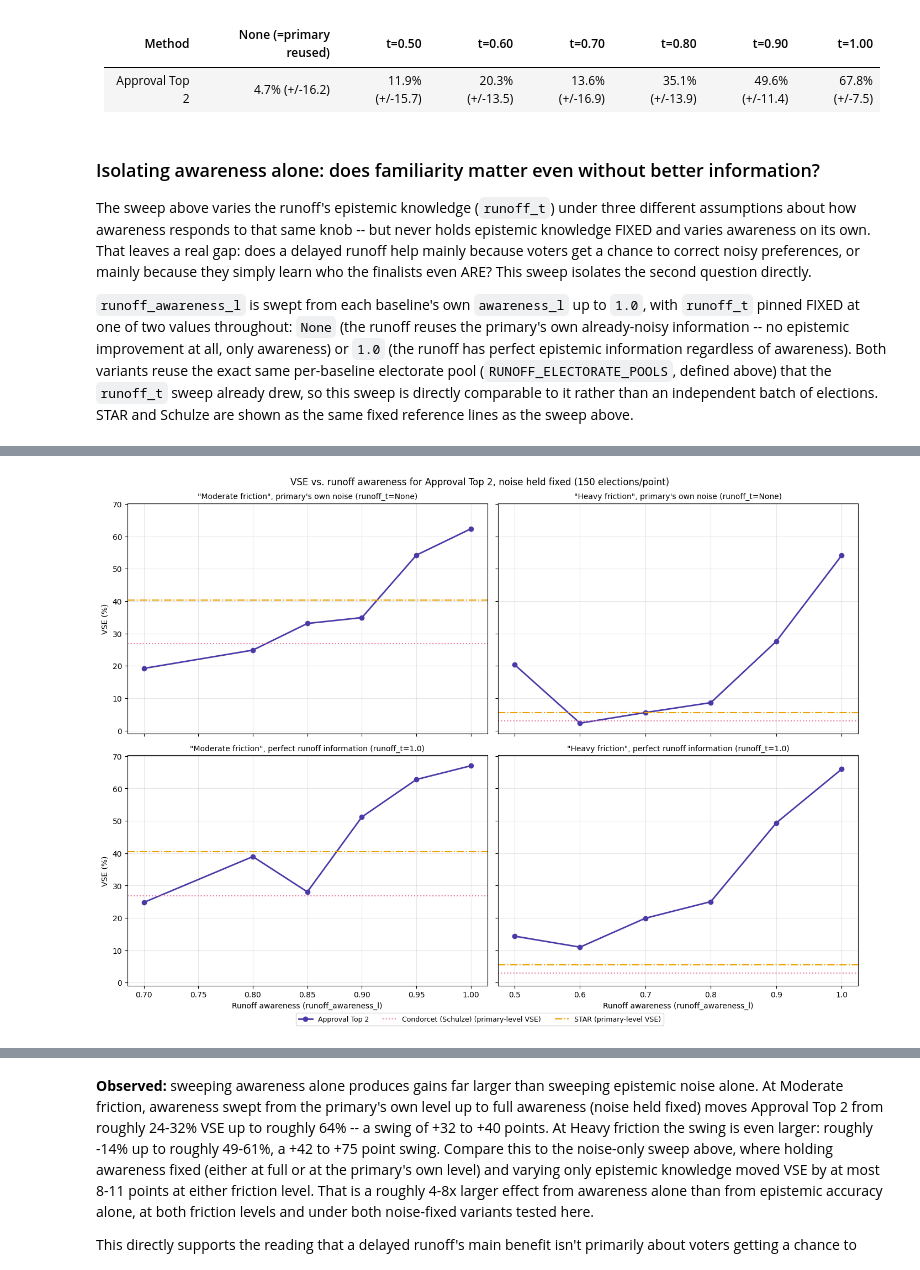
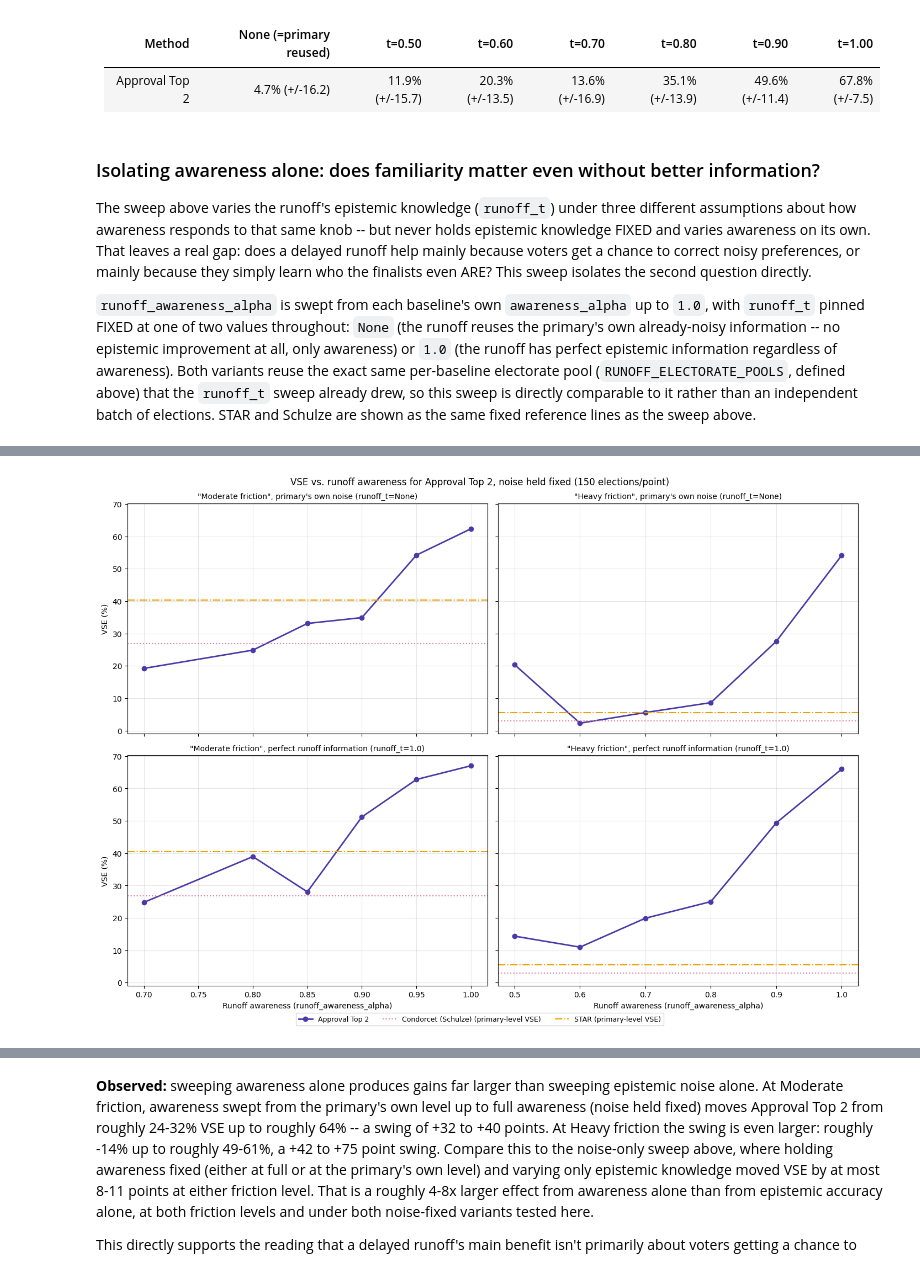
Before and after one commit to eigentaylor/eigentaylor.github.io, a Jupyter notebook: assets/jupyter/vse_simulation.ipynb, the cells around one changed output, grey strips where cells are left out. Cells and saved outputs as stored; diff of their text form; code cells hidden in the pictures.

```diff
--- a/assets/jupyter/vse_simulation.ipynb
+++ b/assets/jupyter/vse_simulation.ipynb
@@ -2935,7 +2935,7 @@ being proposed (e.g. St. Louis), the more relevant question is how far behind --
 # %%
 for sweep_param, param_title in [
     ("epistemic_t", "Epistemic noise (EPISTEMIC_T)"),
-    ("awareness_l", "Unfamiliarity (AWARENESS_L)"),
+    ("awareness_alpha", "Unfamiliarity (AWARENESS_ALPHA)"),
     ("fatigue_l", "Ballot fatigue (FATIGUE_L)"),
 ]:
     display(Markdown(f"#### {param_title} (baseline: Approval Top 2)"))
@@ -2960,7 +2960,7 @@ per method, per sweep parameter.
 # %%
 for sweep_param, param_title in [
     ("epistemic_t", "Epistemic noise (EPISTEMIC_T)"),
-    ("awareness_l", "Unfamiliarity (AWARENESS_L)"),
+    ("awareness_alpha", "Unfamiliarity (AWARENESS_ALPHA)"),
     ("fatigue_l", "Ballot fatigue (FATIGUE_L)"),
 ]:
     display(Markdown(f"#### {param_title}: raw Condorcet efficiency"))
@@ -3422,9 +3422,9 @@ len(runoff_t_values)`).
 # %%
 def sweep_runoff_t(method_factories, runoff_t_values, primary_params, niter, awareness_modes,
                     electorates=None):
-    """method_factories: {label: factory(runoff_t, runoff_awareness_l) -> fresh method instance}.
-    primary_params: epistemic_t/awareness_l/fatigue_l held FIXED for the primary. awareness_modes:
-    {mode_name: (rt -> runoff_awareness_l)} -- ALL modes evaluated together, sharing the SAME
+    """method_factories: {label: factory(runoff_t, runoff_awareness_alpha) -> fresh method instance}.
+    primary_params: epistemic_t/awareness_alpha/fatigue_l held FIXED for the primary. awareness_modes:
+    {mode_name: (rt -> runoff_awareness_alpha)} -- ALL modes evaluated together, sharing the SAME
     primary electorate per election, rather than each mode drawing its own independent batch.
     This extends the paired-comparison (common-random-numbers) design already used for
     methods/runoff_t to the awareness-mode axis too: the 3 awareness modes for a given baseline
@@ -3440,7 +3440,7 @@ def sweep_runoff_t(method_factories, runoff_t_values, primary_params, niter, awa
     Returns {mode_name: {runoff_t: {(label, chooser): (mean, ci)}}}.
     """
     epistemic_t = primary_params.get("epistemic_t", 1.0)
-    awareness_l = primary_params.get("awareness_l", 1.0)
+    awareness_alpha = primary_params.get("awareness_alpha", 1.0)
     fatigue_l = primary_params.get("fatigue_l", 1.0)
     summary = {mode_name: {rt: defaultdict(lambda: [0, 0.0, 0.0]) for rt in runoff_t_values}
                for mode_name in awareness_modes}
@@ -3448,7 +3448,7 @@ def sweep_runoff_t(method_factories, runoff_t_values, primary_params, niter, awa
         true_electorate = electorates[i] if electorates is not None else MODEL(NVOT, NCAND)
         perceived_electorate = make_perceived_electorate(true_electorate, epistemic_t)
         ballot_electorate, _ = apply_participation_friction(
-            perceived_electorate, true_electorate, awareness_l, fatigue_l
+            perceived_electorate, true_electorate, awareness_alpha, fatigue_l
         )  # this sweep's methods (Top2 variants) never feed Irv, so discard genuine_sets
         for mode_name, awareness_for_rt in awareness_modes.items():
             for label, factory in method_factories.items():
@@ -3472,9 +3472,9 @@ RUNOFF_BASELINE_NAMES = ["Moderate friction", "Heavy friction"]  # reuse JOINT_S
 RUNOFF_T_VALUES_BY_BASELINE = {
     # None (leftmost) reuses the primary's own epistemic-noise level for the runoff -- the same
     # runoff_t=None every other section uses (e.g. the plain "Approval Top 2" row in Section
-    # 16's joint-scenario chart) -- but follows the SAME runoff_awareness_l logic as every other
+    # 16's joint-scenario chart) -- but follows the SAME runoff_awareness_alpha logic as every other
     # point on the sweep, not a special case: friction-free (full awareness) under "resets";
-    # falls back to the primary's own awareness_l under "carries over" AND "moves with runoff_t"
+    # falls back to the primary's own awareness_alpha under "carries over" AND "moves with runoff_t"
     # (the latter has no numeric runoff_t yet to move with). So the gap between the first two
     # points isolates how much of the recovery comes just from having ANY dedicated runoff step
     # at all, before knowledge/awareness improve further; the rest of the line isolates the
@@ -3483,19 +3483,19 @@ RUNOFF_T_VALUES_BY_BASELINE = {
     "Heavy friction": [None, 0.5, 0.6, 0.7, 0.8, 0.9, 1.0],
 }
 RUNOFF_METHOD_FACTORIES = {
-    "Approval Top 2": lambda rt, aw: ApprovalTop2(runoff_t=rt, runoff_awareness_l=aw),
+    "Approval Top 2": lambda rt, aw: ApprovalTop2(runoff_t=rt, runoff_awareness_alpha=aw),
 }
 # Fatigue is always pinned at 1.0 for the runoff (low-controversy: 2 candidates isn't a long
 # ballot to get fatigued by). Awareness is the real, contestable assumption -- run it three
 # ways rather than asserting one, so the sensitivity of the whole story to this one modeling
-# choice is visible rather than hidden. Each mode is a function of (rt, primary_awareness_l) so
+# choice is visible rather than hidden. Each mode is a function of (rt, primary_awareness_alpha) so
 # awareness can be pinned, held at the primary's own level, or move together with runoff_t.
 RUNOFF_AWARENESS_MODES = {
     "Awareness resets to 1.0": lambda rt, primary_aw: 1.0,
     "Awareness carries over from primary": lambda rt, primary_aw: primary_aw,
     # rt=None has no numeric runoff_t to move WITH -- "no separate runoff step happened yet" is
     # naturally primary_aw here (continuous with the primary, not a jump to full awareness),
-    # now that the fix below makes runoff_awareness_l actually take effect at rt=None too.
+    # now that the fix below makes runoff_awareness_alpha actually take effect at rt=None too.
     "Awareness moves with runoff_t": lambda rt, primary_aw: (primary_aw if rt is None else rt),
 }
 
@@ -3511,7 +3511,7 @@ RUNOFF_ELECTORATE_POOLS = {
 runoff_sweep_results = {}  # {baseline: {mode_name: {runoff_t: {(label, chooser): (mean, ci)}}}}
 for _baseline in RUNOFF_BASELINE_NAMES:
     _primary_params = JOINT_SCENARIOS[_baseline]
-    _primary_aw = _primary_params["awareness_l"]
+    _primary_aw = _primary_params["awareness_alpha"]
     _awareness_fns = {
         mode_name: (lambda rt, _fn=fn: _fn(rt, _primary_aw))
         for mode_name, fn in RUNOFF_AWARENESS_MODES.items()
@@ -3617,7 +3617,7 @@ knowledge FIXED and varies awareness on its own. That leaves a real gap: does a
 help mainly because voters get a chance to correct noisy preferences, or mainly because they
 simply learn who the finalists even ARE? This sweep isolates the second question directly.
 
-`runoff_awareness_l` is swept from each baseline's own `awareness_l` up to `1.0`, with
+`runoff_awareness_alpha` is swept from each baseline's own `awareness_alpha` up to `1.0`, with
 `runoff_t` pinned FIXED at one of two values throughout: `None` (the runoff reuses the primary's
 own already-noisy information -- no epistemic improvement at all, only awareness) or `1.0` (the
 runoff has perfect epistemic information regardless of awareness). Both variants reuse the exact
@@ -3625,30 +3625,30 @@ same per-baseline electorate pool (`RUNOFF_ELECTORATE_POOLS`, defined above) tha
 sweep already drew, so this sweep is directly comparable to it rather than an independent batch
 of elections. STAR and Schulze are shown as the same fixed reference lines as the sweep above.
 # %%
-def sweep_runoff_awareness(method_factories, awareness_l_values, primary_params, niter,
+def sweep_runoff_awareness(method_factories, awareness_alpha_values, primary_params, niter,
                             runoff_t_fixed, electorates=None):
     """Like sweep_runoff_t, but holds runoff_t FIXED at runoff_t_fixed for every point and
-    sweeps runoff_awareness_l instead -- isolates the awareness axis alone, holding the runoff's
+    sweeps runoff_awareness_alpha instead -- isolates the awareness axis alone, holding the runoff's
     own epistemic-noise level constant throughout. runoff_t_fixed=None reuses the primary's own
     (possibly noisy) epistemic level for the runoff; runoff_t_fixed=1.0 gives the runoff perfect
     epistemic information regardless of awareness. electorates: optional shared pool, same
     convention as sweep_runoff_t/sweep_methods -- pass the SAME pool used for the runoff_t sweep
     at this baseline so both sweeps compare against identical underlying elections.
 
-    Returns {runoff_awareness_l: {(label, chooser): (mean, ci)}}.
+    Returns {runoff_awareness_alpha: {(label, chooser): (mean, ci)}}.
     """
     epistemic_t = primary_params.get("epistemic_t", 1.0)
-    awareness_l = primary_params.get("awareness_l", 1.0)
+    awareness_alpha = primary_params.get("awareness_alpha", 1.0)
     fatigue_l = primary_params.get("fatigue_l", 1.0)
-    summary = {aw: defaultdict(lambda: [0, 0.0, 0.0]) for aw in awareness_l_values}
+    summary = {aw: defaultdict(lambda: [0, 0.0, 0.0]) for aw in awareness_alpha_values}
     for i in range(niter):
         true_electorate = electorates[i] if electorates is not None else MODEL(NVOT, NCAND)
         perceived_electorate = make_perceived_electorate(true_electorate, epistemic_t)
         ballot_electorate, _ = apply_participation_friction(
-            perceived_electorate, true_electorate, awareness_l, fatigue_l
+            perceived_electorate, true_electorate, awareness_alpha, fatigue_l
         )
         for label, factory in method_factories.items():
-            for aw in awareness_l_values:
+            for aw in awareness_alpha_values:
                 for row in factory(runoff_t_fixed, aw).resultsTable(
                     i, str(MODEL), NCAND, ballot_electorate, CHOOSER_FUNS,
                     media=MEDIA, scoring_voters=true_electorate, perceived_voters=perceived_electorate,
@@ -3659,7 +3659,7 @@ def sweep_runoff_awareness(method_factories, awareness_l_values, primary_params,
                     acc[2] += row["vse"] ** 2
         if (i + 1) % 50 == 0:
             print(f"{i + 1}/{niter} elections done")
-    return {aw: reduce_to_mean_ci(dict(summary[aw])) for aw in awareness_l_values}
+    return {aw: reduce_to_mean_ci(dict(summary[aw])) for aw in awareness_alpha_values}
 # %%
 RUNOFF_AWARENESS_VALUES_BY_BASELINE = {
     "Moderate friction": [0.7, 0.8, 0.85, 0.9, 0.95, 1.0],
@@ -3700,32 +3700,32 @@ Heavy friction, perfect runoff information (runoff_t=1.0):
 # %%
 _variant_names = list(RUNOFF_T_FIXED_VARIANTS)
 fig, axes = plt.subplots(len(_variant_names), 2, figsize=(14, 5 * len(_variant_names)), sharey=True, sharex="col")
 for row_i, _variant_name in enumerate(_variant_names):
     for col_i, _baseline in enumerate(RUNOFF_BASELINE_NAMES):
         ax = axes[row_i, col_i]
         results_by_aw = awareness_sweep_results[_baseline][_variant_name]
         aw_values = sorted(results_by_aw)
         for label in RUNOFF_METHOD_FACTORIES:
             color = METHOD_COLORS[label]
             style = METHOD_LINESTYLES.get(label, "-")
             vses = [results_by_aw[aw][(label, "honBallot")][0] * 100 for aw in aw_values]
             ax.plot(aw_values, vses, marker="o", markersize=6, linewidth=2, color=color, linestyle=style, label=label)
         for _ref_label, _ref_style in [("Condorcet (Schulze)", ":"), ("STAR", "-.")]:
             _ref_vse = joint_results[_baseline][(_ref_label, "honBallot")][0] * 100
             ax.axhline(_ref_vse, color=METHOD_COLORS[_ref_label], linewidth=1.5, linestyle=_ref_style,
                        label=f"{_ref_label} (primary-level VSE)")
         ax.set_title(f'"{_baseline}", {_variant_name}', fontsize=10)
         ax.grid(True, alpha=0.3)
     axes[row_i, 0].set_ylabel("VSE (%)")
 for ax in axes[-1, :]:
-    ax.set_xlabel("Runoff awareness (runoff_awareness_l)")
+    ax.set_xlabel("Runoff awareness (runoff_awareness_alpha)")
 handles, labels_ = axes[0, 0].get_legend_handles_labels()
 fig.legend(handles, labels_, loc="lower center", fontsize=9, ncol=3, bbox_to_anchor=(0.5, -0.02))
 fig.suptitle(f"VSE vs. runoff awareness for Approval Top 2, noise held fixed ({RUNOFF_SWEEP_NITER} elections/point)")
 plt.tight_layout()
 plt.show()
 # %% [output]
-[figure, old version]
+[figure, new version]
 # %%
 for _baseline in RUNOFF_BASELINE_NAMES:
     for _variant_name in RUNOFF_T_FIXED_VARIANTS:
```
Also changed, not shown: parts of 36 cells of this notebook.
